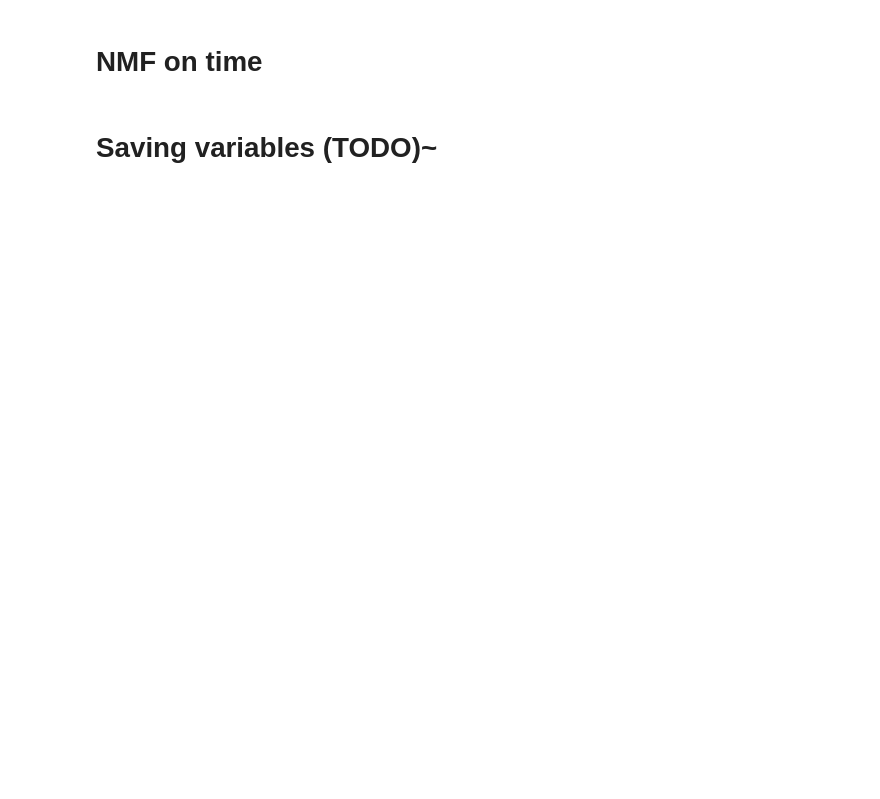
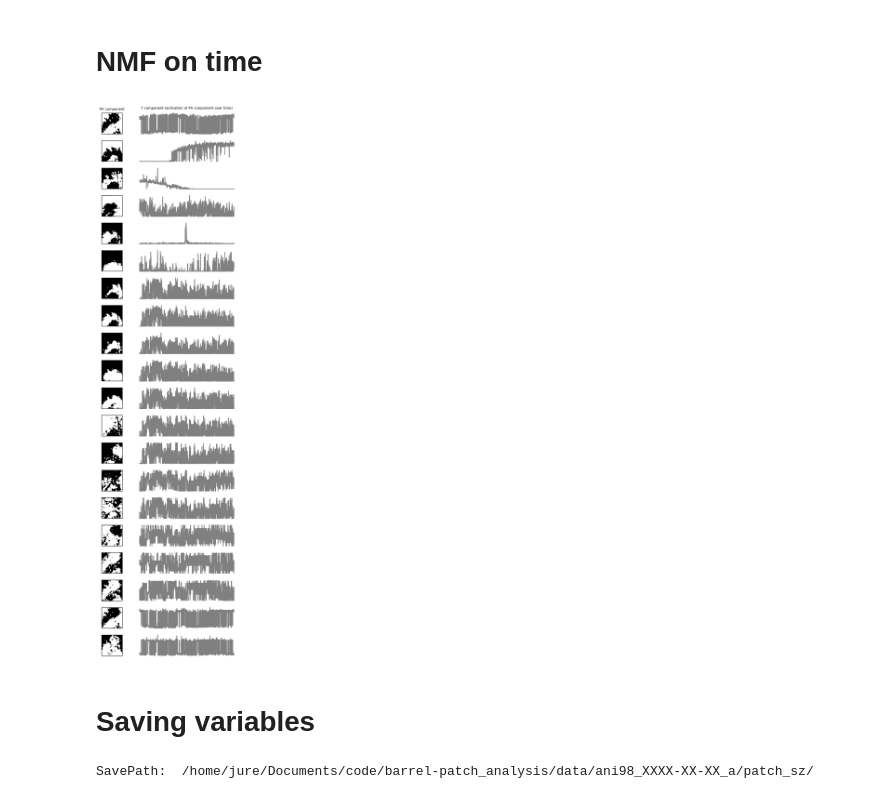
Before and after one commit to juremaj/barrel-patch_analysis, a Jupyter notebook: notebooks/tiff_dimred.ipynb, the cells around one changed output. Cells and saved outputs as stored; diff of their text form; code cells hidden in the pictures; blank space fills up the shorter version.

```diff
--- a/notebooks/tiff_dimred.ipynb
+++ b/notebooks/tiff_dimred.ipynb
@@ -60,15 +58,3 @@ nmf_px = NMF(n_components=n_components)
 nmf_px.fit(tiff_flat);
 # %%
 loading_imgs, loading_imgs_filt, rois_auto = compute_nmfpx_blur_thr(nmf_px, tiff.shape, blur_std=blur_std)
-# %%
-    # def plot_nmfpx_blur_thr(loading_imgs, loading_imgs_filt, rois_auto):
-n_components = len(loading_imgs)
-
-all_im_list = [loading_imgs, loading_imgs_filt, rois_auto]
-titles = []
-
-plt.axs = plt.subplots(n_components, 3, figsize=(9, 3*n_components), width_ratios=[1,5])
-
-for (i, im_list) in enumerate(all_im_list):
-    for (j, im) in enumerate(im_list):
-        axs[j,i].imshow(im)
@@ -101,9 +91,17 @@ nmf_t.fit(tiff_flat.T);
 # %%
 loading_times = get_loading_times(nmf_t)
 # %%
-plot_roi_loading_time(rois_auto)
+plot_roi_loading_time(rois_auto, loading_times)
+# %% [output]
+[figure, added]
 # %% [markdown]
-# Saving variables (TODO)~
+# Saving variables
+# %%
+# saving ROIs as text files to import in FIJI
+save_path = get_save_path(ds)
+export_conts_fiji(conts, save_path)
+# %% [output]
+SavePath:  /home/jure/Documents/code/barrel-patch_analysis/data/ani98_XXXX-XX-XX_a/patch_sz/
 # %%
 # variables to save:
 tiff_dimred_exp = {'loading_imgs': loading_imgs,
```
Also changed, not shown: parts of 9 cells of this notebook, 2 other files.
